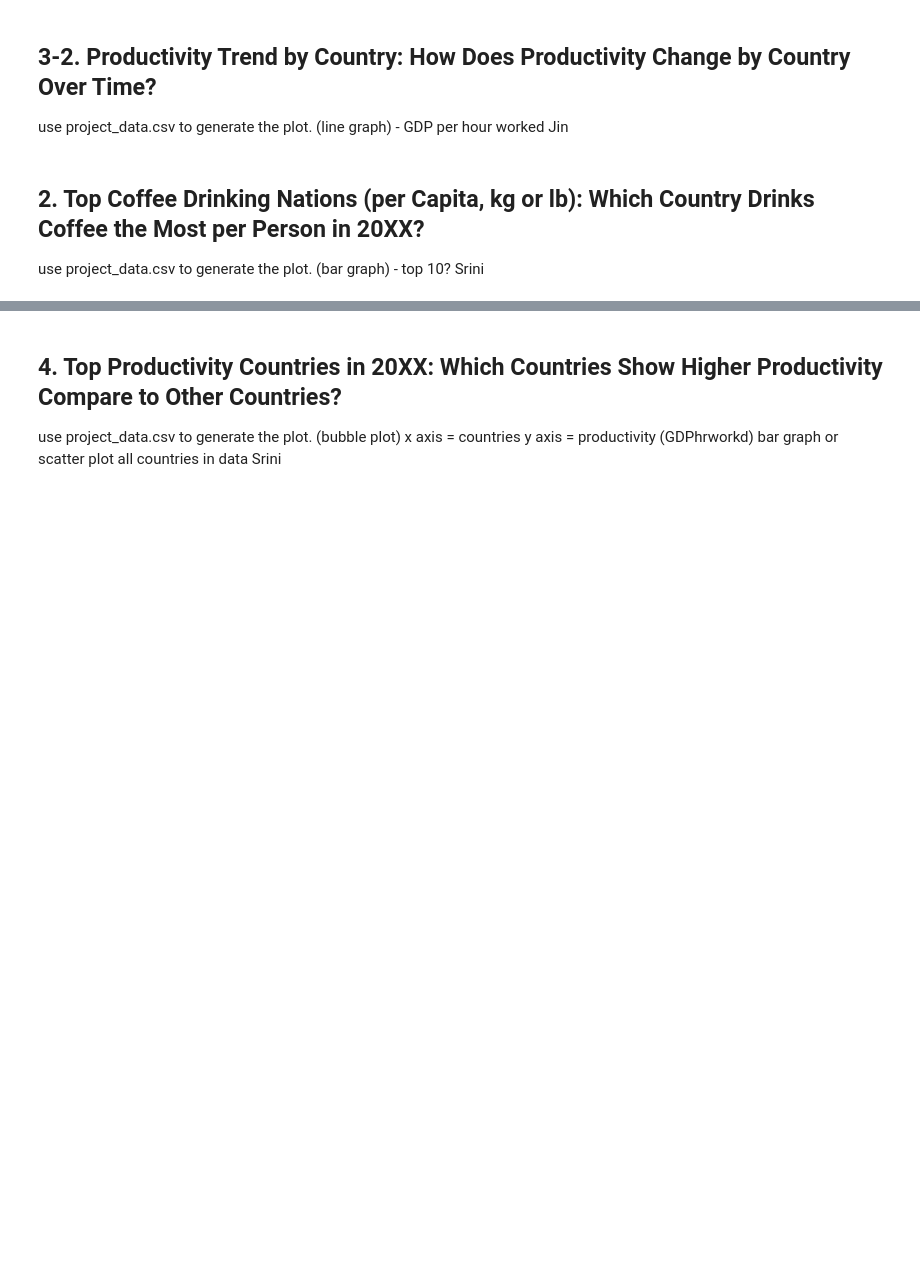
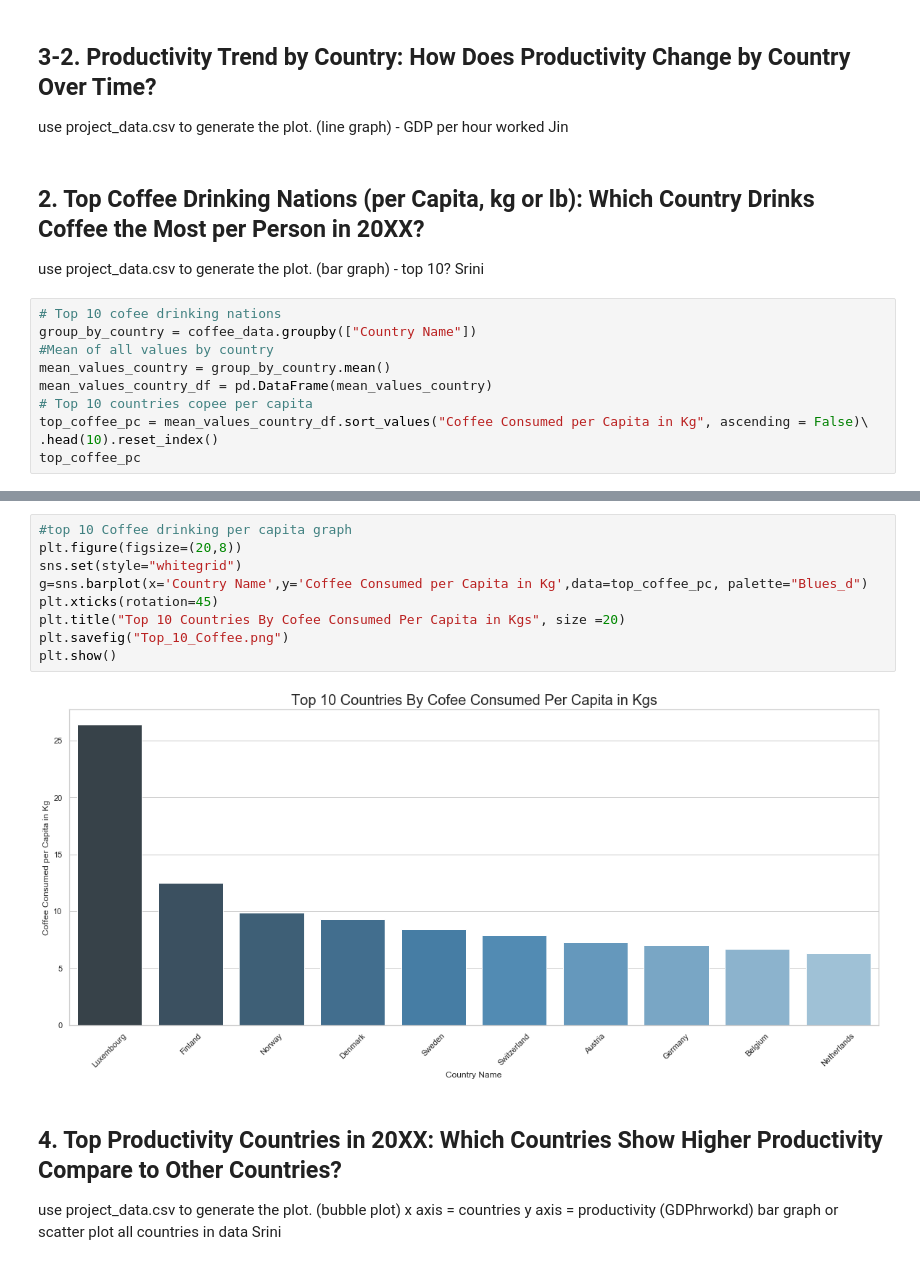
Before and after one commit to andrewboring/Confabulators_Project_1, a Jupyter notebook: project1_the-confabulators_starter.ipynb, the cells around one changed output, grey strips where cells are left out. Saved outputs shown, nothing was run; the diff lists cells and outputs as text; blank space fills up the shorter version.

```diff
--- a/project1_the-confabulators_starter.ipynb
+++ b/project1_the-confabulators_starter.ipynb
@@ -49,3 +57,13 @@ Jin
 ## 2. Top Coffee Drinking Nations (per Capita, kg or lb): Which Country Drinks Coffee the Most per Person in 20XX?
 use project_data.csv to generate the plot. (bar graph) - top 10?
 Srini
+# %%
+# Top 10 cofee drinking nations
+group_by_country = coffee_data.groupby(["Country Name"])
+#Mean of all values by country
+mean_values_country = group_by_country.mean()
+mean_values_country_df = pd.DataFrame(mean_values_country)
+# Top 10 countries copee per capita
+top_coffee_pc = mean_values_country_df.sort_values("Coffee Consumed per Capita in Kg", ascending = False)\
+.head(10).reset_index()
+top_coffee_pc
@@ -52,3 +82,14 @@ Srini
+# %%
+#top 10 Coffee drinking per capita graph
+plt.figure(figsize=(20,8))
+sns.set(style="whitegrid")
+g=sns.barplot(x='Country Name',y='Coffee Consumed per Capita in Kg',data=top_coffee_pc, palette="Blues_d")
+plt.xticks(rotation=45)
+plt.title("Top 10 Countries By Cofee Consumed Per Capita in Kgs", size =20)
+plt.savefig("Top_10_Coffee.png")
+plt.show()
+# %% [output]
+[figure, added]
 # %% [markdown]
 ## 4. Top Productivity Countries in 20XX: Which Countries Show Higher Productivity Compare to Other Countries?
 use project_data.csv to generate the plot. (bubble plot)
```
Also changed, not shown: parts of 4 cells of this notebook.
